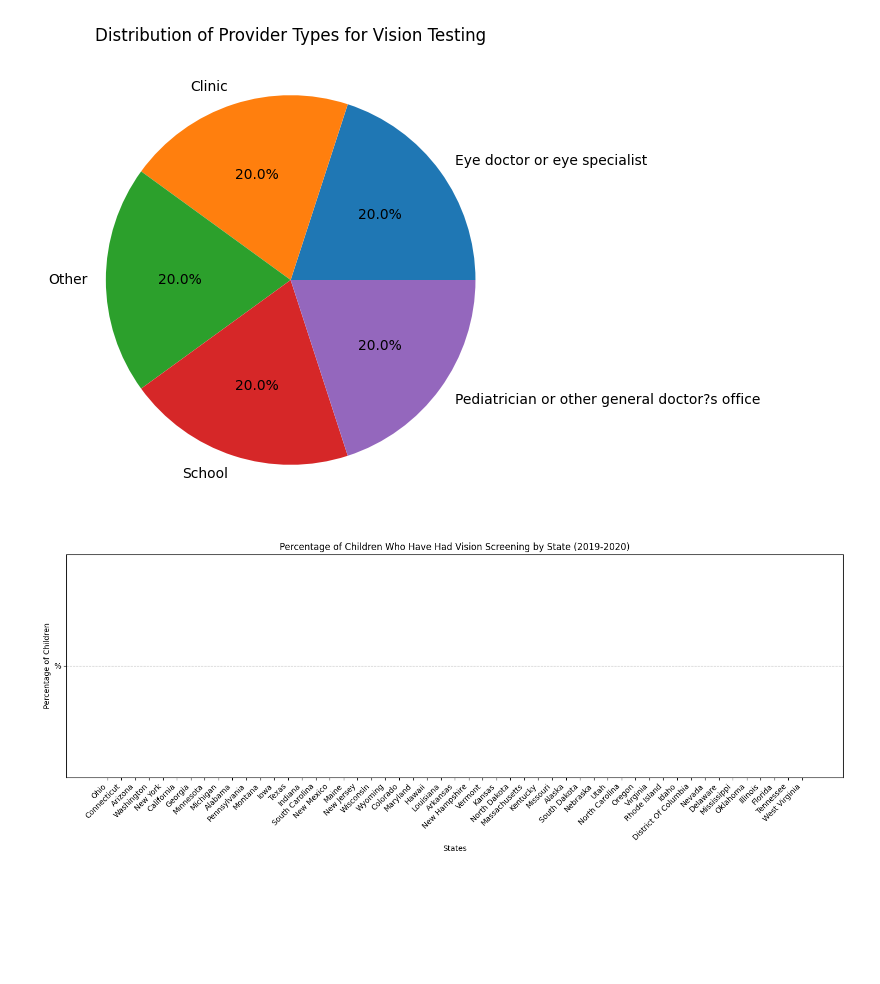
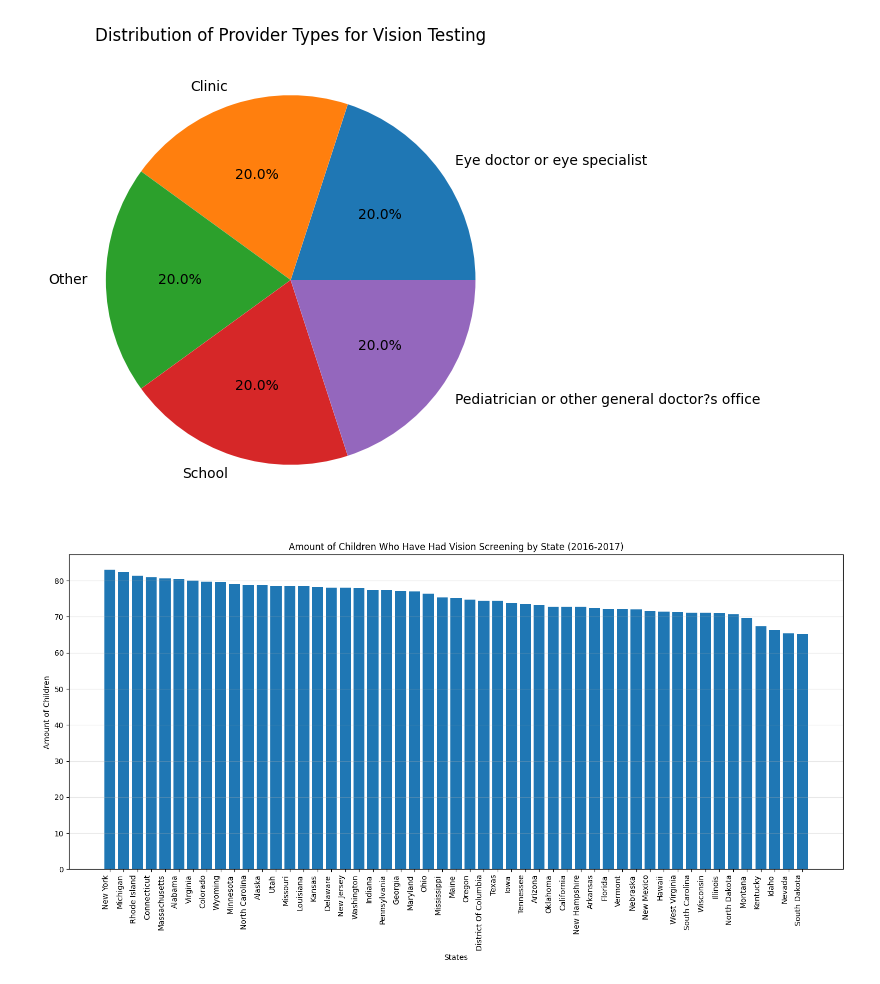
Before and after one commit to ncdavid2/DataScienceAssessment, a Jupyter notebook: Task3Assessment.ipynb, the cells around one changed output. Saved outputs shown, nothing was run; the diff lists cells and outputs as text; code cells hidden in the pictures; blank space fills up the shorter version.

```diff
--- a/Task3Assessment.ipynb
+++ b/Task3Assessment.ipynb
@@ -37,19 +37,22 @@ plt.show()
 # %%
 # Filter data for vision screening
 screening_data = df[(df['Topic'] == 'Service Utilization') &
                     (df['Category'] == 'Screening') &
                     (df['Response'] == 'Yes') &
-                    (df['LocationDesc'] != 'National')].sort_values('Data_Value_Unit', ascending=False)
+                    (df['LocationDesc'] != 'National')]
+
+# Sort the data by Amount in descending order
+screening_data = screening_data.sort_values('Data_Value', ascending=False)
 
 # Create the bar chart
-plt.figure(figsize=(15, 6))
-plt.bar(screening_data['LocationDesc'], screening_data['Data_Value_Unit'])
-plt.title('Percentage of Children Who Have Had Vision Screening by State (2019-2020)')
+plt.figure(figsize=(15, 8))
+bars = plt.bar(screening_data['LocationDesc'], screening_data['Data_Value'])
+plt.title('Amount of Children Who Have Had Vision Screening by State (2016-2017)')
 plt.xlabel('States')
-plt.ylabel('Percentage of Children')
-plt.xticks(rotation=45, ha='right')
+plt.ylabel('Amount of Children')
+plt.xticks(rotation=90, ha='right')
 plt.tight_layout()
-plt.grid(axis='y', linestyle='--', alpha=0.7)
+plt.grid(axis='y', alpha=0.3)
 plt.show()
 # %% [output]
-[figure, old version]
+[figure, new version]
```
Also changed, not shown: parts of 1 cell of this notebook, 2 other files.
